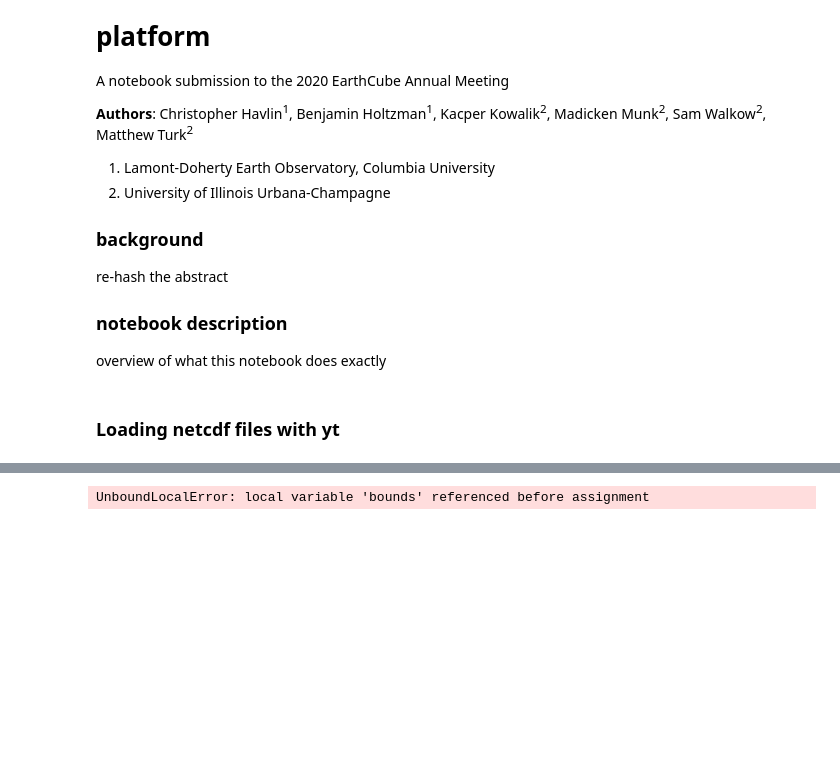
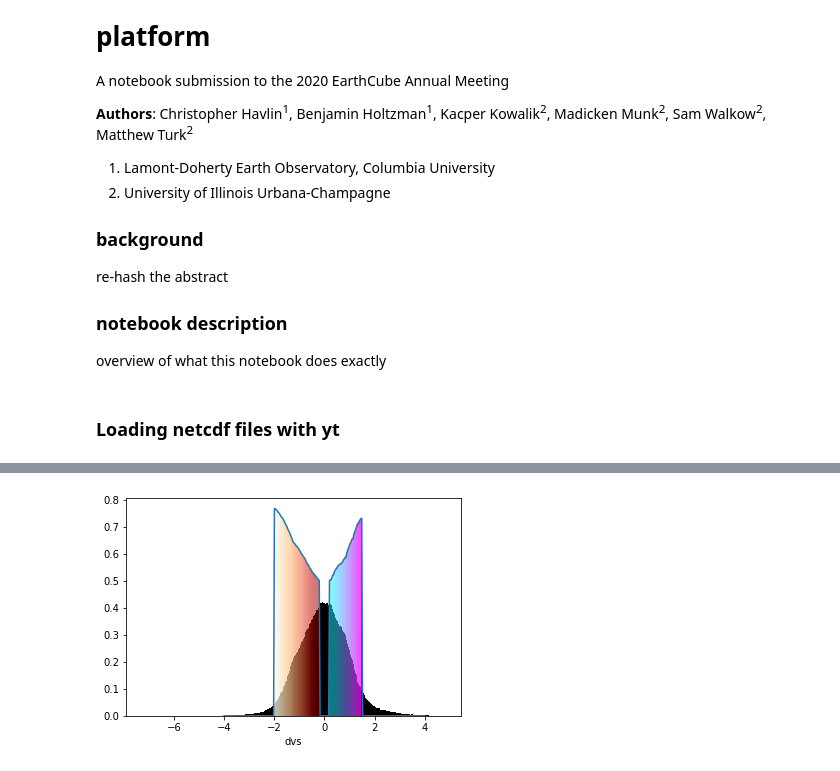
Before and after one commit to chrishavlin/yt_seismic, a Jupyter notebook: Notebook_3DseismicVis.ipynb, the cells around one changed output, grey strips where cells are left out. Cells and saved outputs as stored; diff of their text form; code cells hidden in the pictures; blank space fills up the shorter version.

```diff
--- a/Notebook_3DseismicVis.ipynb
+++ b/Notebook_3DseismicVis.ipynb
@@ -109,26 +109,24 @@ def plotTf(tfOb):
 # %%
 # setting up transfer functions
 tfOb = TFs.dv(data[datafld].ravel(),bounds=[-4,4])
 
 def alphaHist(histData,maxAlpha,alphaFac):
     if alphaFac>maxAlpha:
         alphaFac=maxAlpha
     return maxAlpha - alphaFac*histData/histData.max()
 
-bnds=[-2,-.5]
+bnds=[-2,-.2]
 TFseg=TFs.TFsegment(tfOb,bounds=bnds,cmap='OrRd')
-histData,_=tfOb.calcHist(bin_edges=TVseg.dvbins)
-print(len(histData))
-print(len(TFseg.dvbins_c))
+histData,_=tfOb.calcHist(bin_edges=TFseg.dvbins)
 tfOb.addTFsegment(alphaHist(histData,.8,0.3),TFseg)
 
-# bnds=[.2,1.5]
-# TFseg=TFs.TFsegment(tfOb,bounds=bnds,cmap='cool')
-# histData,_=tfOb.calcHist(bounds=bnds)
-# tfOb.addTFsegment(alphaHist(histData,.8,0.3),TFseg)
-# plotTf(tfOb)
+bnds=[.2,1.5]
+TFseg=TFs.TFsegment(tfOb,bounds=bnds,cmap='cool')
+histData,_=tfOb.calcHist(bin_edges=TFseg.dvbins)
+tfOb.addTFsegment(alphaHist(histData,.8,0.3),TFseg)
+plotTf(tfOb)
 # %% [output]
-UnboundLocalError: local variable 'bounds' referenced before assignment
+[figure, added]
 # %%
 # render the image
 source.set_transfer_function(tfOb.tf)
```
Also changed, not shown: parts of 2 cells of this notebook.
